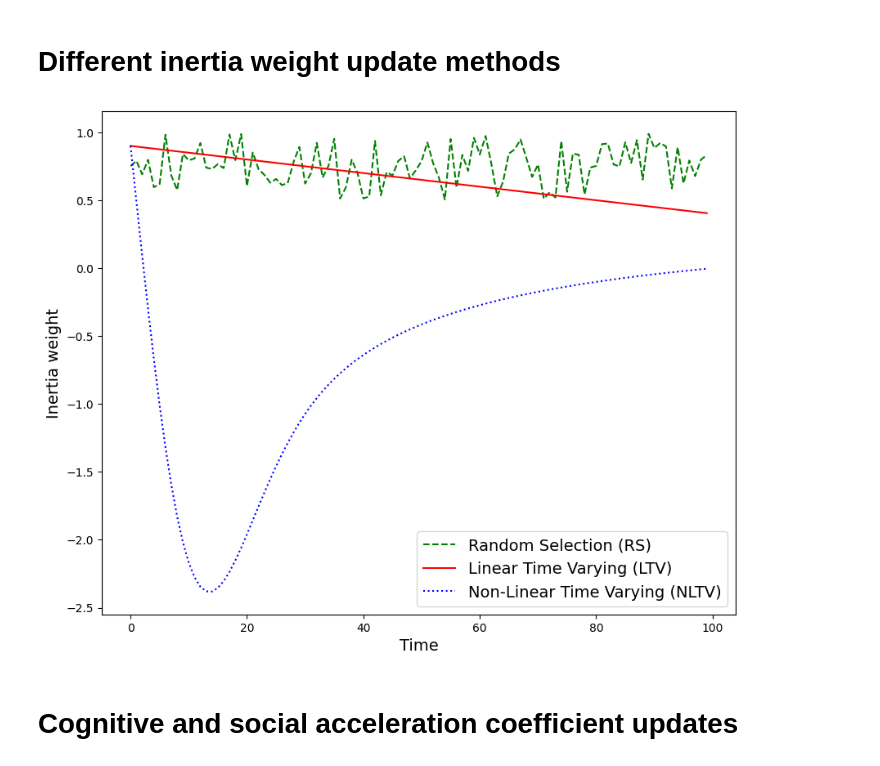
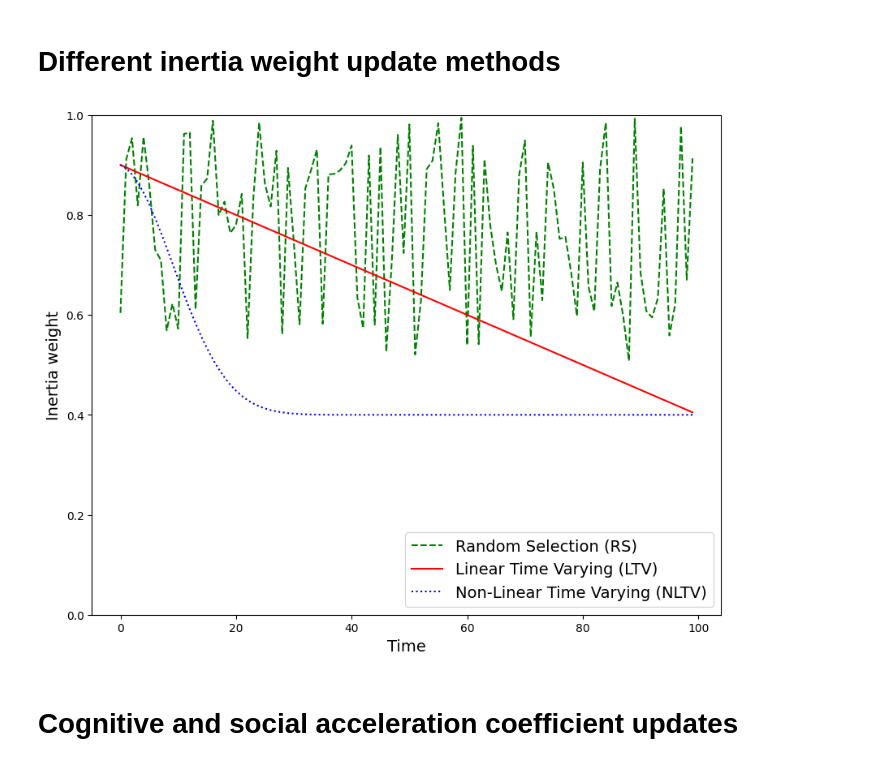
Before and after one commit to Optimization-Algorithms-Book/Code-Listings, a Jupyter notebook: Chapter 9/extra/PSO_parameter_updates.ipynb, the cells around one changed output. Saved outputs shown, nothing was run; the diff lists cells and outputs as text; code cells hidden in the pictures.

```diff
--- a/Chapter 9/extra/PSO_parameter_updates.ipynb
+++ b/Chapter 9/extra/PSO_parameter_updates.ipynb
@@ -8,35 +8,36 @@ import matplotlib.pyplot as plt
 w_max = 0.9 # maximum inertia weight
 w_min = 0.4 # minimum inertia weight
 t_max = 100 # number of iterations
 
 # Time steps
 t = np.arange(0, t_max)
 
 # Random Selection (RS)
 w_rs = 0.5 + np.random.rand(t_max) / 2
 
 # Linear Time Varying (LTV)
 w_ltv = (w_max - w_min) * (t_max - t) / t_max + w_min
 
 # Non-Linear Time Varying (NLTV)
 w_nltv = np.zeros(t_max)
 w_nltv[0] = w_max
 for i in range(1, t_max):
-    w_nltv[i] = (w_nltv[i-1] - 0.4) * ((t_max - i) / (t_max + 0.4))
+    w_nltv[i] = (w_nltv[i-1] - w_min) * ((t_max - i) / (t_max + w_min))+w_min
 
 # Plot
 plt.figure(figsize=(10, 8))
+plt.ylim(0, 1)
 plt.plot(t, w_rs, label='Random Selection (RS)', linestyle='--', color='g')
 plt.plot(t, w_ltv, label='Linear Time Varying (LTV)', linestyle='-', color='r')
 plt.plot(t, w_nltv, label='Non-Linear Time Varying (NLTV)', linestyle=':', color='b')
 
 plt.xlabel('Time', fontsize=14)
 plt.ylabel('Inertia weight', fontsize=14)
 plt.legend(loc='lower right', fontsize=14)
 plt.show()
 # plt.savefig('CH09_F13_inertia.png', dpi=300)
 # %% [output]
-[figure, old version]
+[figure, new version]
 # %% [markdown]
 # Cognitive and social acceleration coefficient updates
 # %%
```
